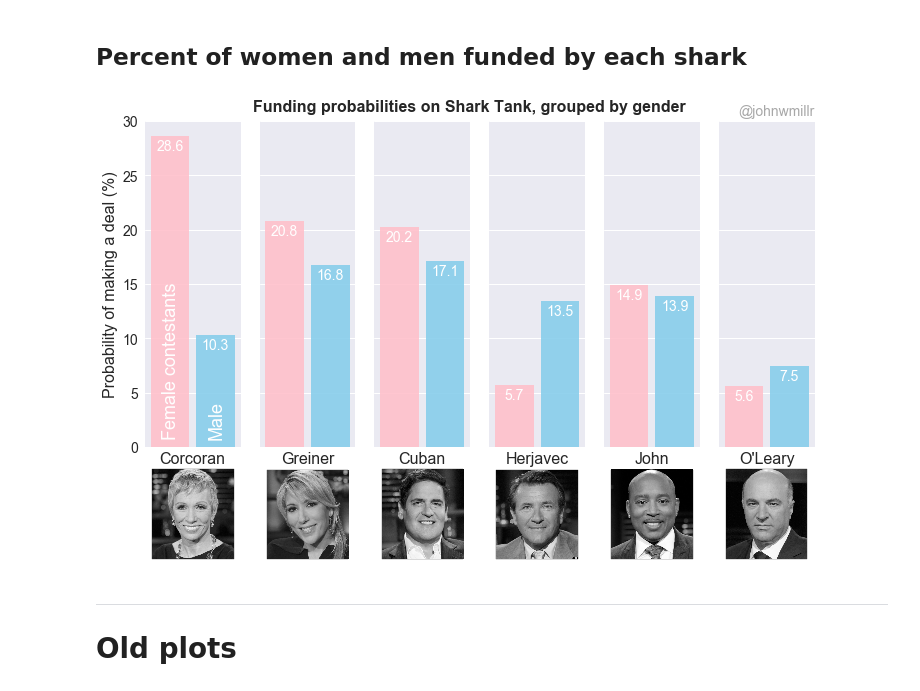
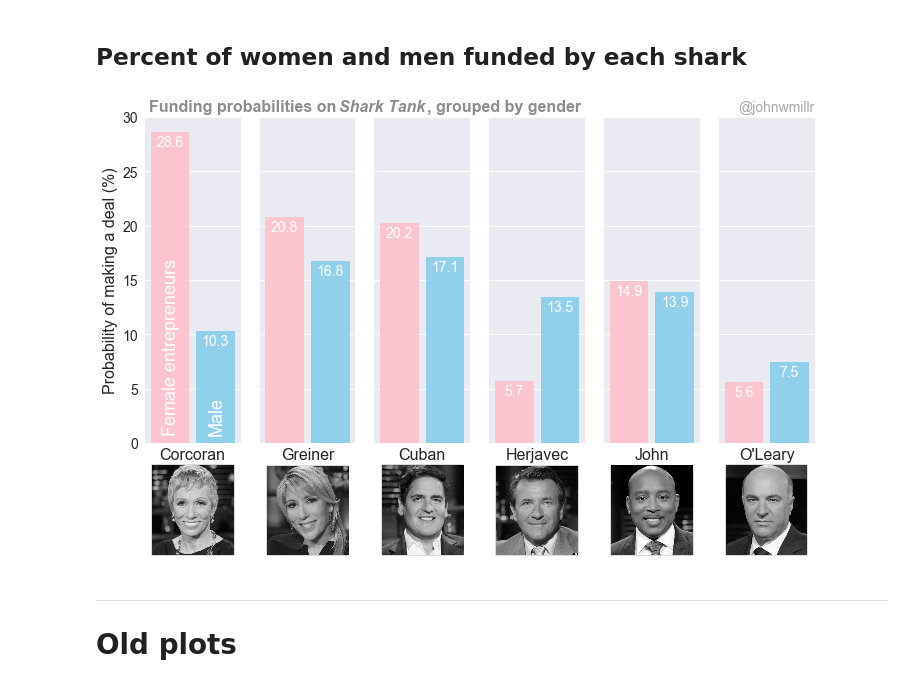
Before and after one commit to johnwmillr/SharkTank, a Jupyter notebook: SharkTank.ipynb, the cells around one changed output. Cells and saved outputs as stored; diff of their text form; code cells hidden in the pictures.

```diff
--- a/SharkTank.ipynb
+++ b/SharkTank.ipynb
@@ -15,8 +15,8 @@ FS = 16
 ## Load the data
 # %%
 # https://www.quora.com/What-have-you-learned-from-watching-the-television-program-Shark-Tank/answer/Halle-Tecco
-# df = pd.read_csv('./data/SharkTankData_WithAttendance.csv').dropna(subset=['gender'])
-df = pd.read_csv('./data/old/SharkTankData.csv').dropna(subset=['gender'])
+df = pd.read_csv('./data/SharkTankData_WithAttendance.csv').dropna(subset=['gender'])
+# df = pd.read_csv('./data/old/SharkTankData.csv').dropna(subset=['gender'])
 # df = df[df.gender != 'Mixed Team'] # Only keep male and female contestants
 # %%
 sharks = ['Corcoran', 'Greiner', 'Cuban', 'Herjavec', 'John', "O'Leary"]
@@ -132,38 +147,49 @@ for ax,shark in zip(axs,sharks):
     ax.bar(x, metric, width=0.85, color=c, alpha=0.9)
     ax.set_xticks([])
     ax.set_xlabel(shark, fontsize=FS)
     ax.tick_params(labelsize=FS-2)
     ax.set_xlim([-1.05,1.05])
 
     # Touch up the plot
     if ax == axs[0]:
         ax.set_ylabel('Probability of making a deal (%)', fontsize=FS)
-        ax.text(x[0]-0.18, 0.75, 'Female contestants', ha='left', va='bottom', fontsize=FS+2, alpha=1, rotation=90, color='w')
+        ax.text(x[0]-0.18, 0.75, 'Female entrepreneurs', ha='left', va='bottom', fontsize=FS+2, alpha=1, rotation=90, color='w')
         ax.text(x[1]-0.18, 0.75, 'Male', ha='left', va='bottom', fontsize=FS+2, alpha=1, rotation=90, color='w')
+#         ax.text(-1.11, -3.35, "@ johnwmillr", fontsize=FS-2, alpha=0.3, ha='right', rotation=90)
+
+        # Add the plot title
+        params = {'fontsize': FS, 'weight': 'heavy', 'ha': 'left', 'alpha': 0.9, 'color':'gray'}
+        y = 30.5
+        xlim = ax.get_xlim()
+        ax.text(xlim[0]+0.1, y,'Funding probabilities on', fontdict=params)
+        ax.text(xlim[0]+4.27, y,'Shark Tank', fontdict=params, style='italic')
+        ax.text(xlim[0]+6.2, y,', grouped by gender', fontdict=params)
+
     if ax == axs[-1]:
         ax.text(1.05, 30.5, "@johnwmillr", fontsize=FS-2, alpha=0.4, ha='right')
         ax.text(0,-10,' ')
 
     # Add percent values to tops of bars
     for n in range(2):
         ax.text(x[n], percent_funded[n]-1.3, "{val:2.1f}".format(val=percent_funded[n]),
                 fontsize=FS-2, ha='center', color='w')
 
     # Add the faces to the plot
     im = plt.imread('./figures/sharks/{}.png'.format(shark.lower()))
 
     imagebox = OffsetImage(im, zoom=0.16)
     imagebox.image.axes = ax
 
     height = -67
     ab = AnnotationBbox(imagebox, [0,0], xybox=(0,height), xycoords='data', boxcoords="offset points", pad=0)
     ax.add_artist(ab)
 
-plt.suptitle('Funding probabilities on Shark Tank, grouped by gender', y=0.93, fontsize=FS, fontweight='heavy')
-# plt.savefig('./figures/gender_bias.png', dpi=300, bbox_inches='tight')
-plt.show()
+# plt.suptitle('Funding probabilities on Shark Tank, grouped by gender', y=0.93, fontsize=FS, fontweight='heavy')
+plt.savefig('./figures/gender_bias_v02.png', dpi=300, bbox_inches='tight')
+# plt.savefig('./figures/gender_bias_no_title.png', dpi=300, bbox_inches='tight')
+# plt.show()
 # %% [output]
-[figure, old version]
+[figure, new version]
 # %% [markdown]
 ---
 # Old plots
```
Also changed, not shown: parts of 2 cells of this notebook.
